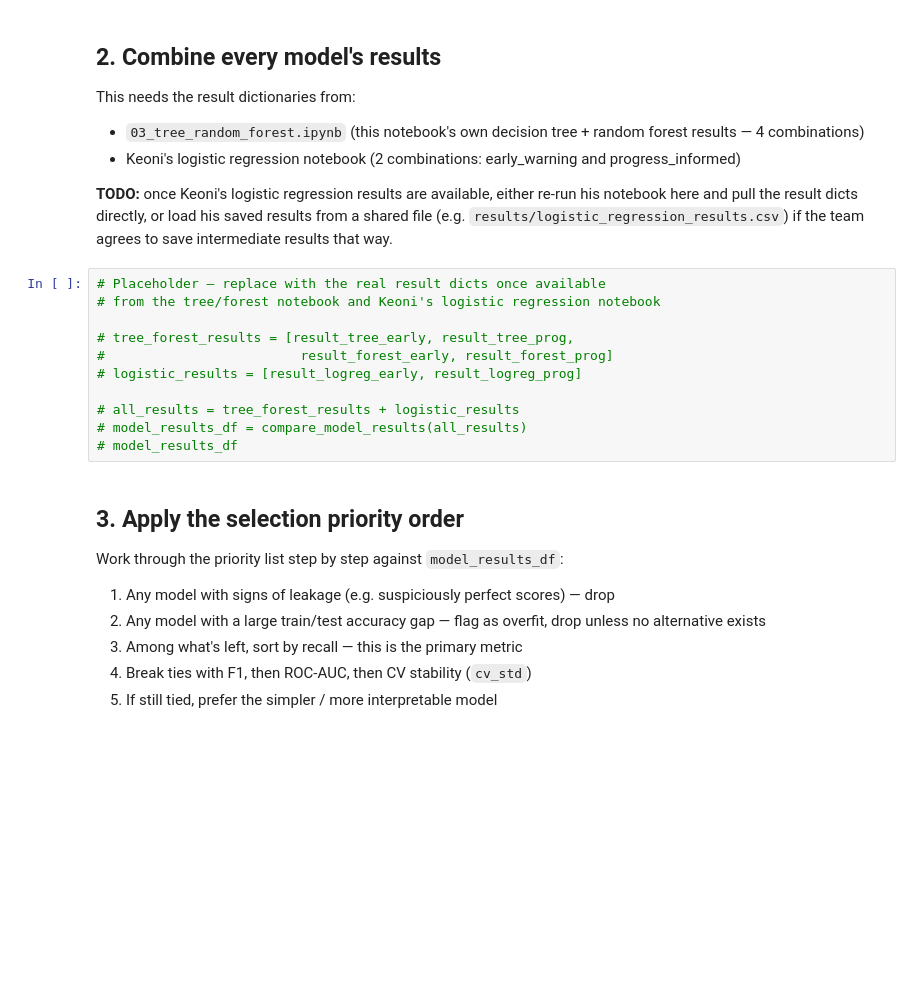
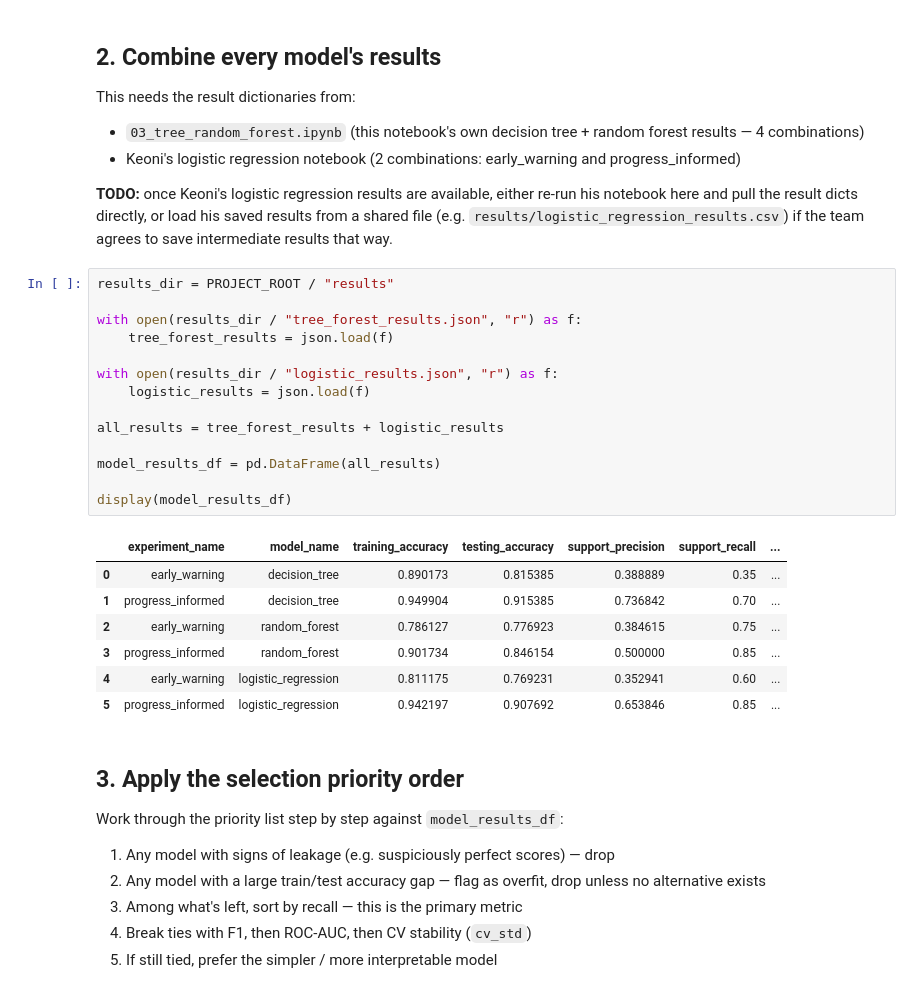
Before and after one commit to Babior/student-performance-decision-support, a Jupyter notebook: notebooks/04_final_evaluation.ipynb, the cells around one changed output. Cells and saved outputs as stored; diff of their text form; blank space fills up the shorter version.

Commit message:
Complete model evaluation and save final model

```diff
--- a/notebooks/04_final_evaluation.ipynb
+++ b/notebooks/04_final_evaluation.ipynb
@@ -64,16 +70,27 @@ re-run his notebook here and pull the result dicts directly, or load his
 saved results from a shared file (e.g. `results/logistic_regression_results.csv`)
 if the team agrees to save intermediate results that way.
 # %%
-# Placeholder — replace with the real result dicts once available
-# from the tree/forest notebook and Keoni's logistic regression notebook
+results_dir = PROJECT_ROOT / "results"
 
-# tree_forest_results = [result_tree_early, result_tree_prog,
-#                         result_forest_early, result_forest_prog]
-# logistic_results = [result_logreg_early, result_logreg_prog]
+with open(results_dir / "tree_forest_results.json", "r") as f:
+    tree_forest_results = json.load(f)
 
-# all_results = tree_forest_results + logistic_results
-# model_results_df = compare_model_results(all_results)
-# model_results_df
+with open(results_dir / "logistic_results.json", "r") as f:
+    logistic_results = json.load(f)
+
+all_results = tree_forest_results + logistic_results
+
+model_results_df = pd.DataFrame(all_results)
+
+display(model_results_df)
+# %% [output]
+|  | experiment_name | model_name | training_accuracy | testing_accuracy | support_precision | support_recall | ... |
+| 0 | early_warning | decision_tree | 0.890173 | 0.815385 | 0.388889 | 0.35 | ... |
+| 1 | progress_informed | decision_tree | 0.949904 | 0.915385 | 0.736842 | 0.70 | ... |
+| 2 | early_warning | random_forest | 0.786127 | 0.776923 | 0.384615 | 0.75 | ... |
+| 3 | progress_informed | random_forest | 0.901734 | 0.846154 | 0.500000 | 0.85 | ... |
+| 4 | early_warning | logistic_regression | 0.811175 | 0.769231 | 0.352941 | 0.60 | ... |
+| 5 | progress_informed | logistic_regression | 0.942197 | 0.907692 | 0.653846 | 0.85 | ... |
 # %% [markdown]
 ## 3. Apply the selection priority order
 
```
Also changed, not shown: parts of 20 cells of this notebook, 6 other files.
